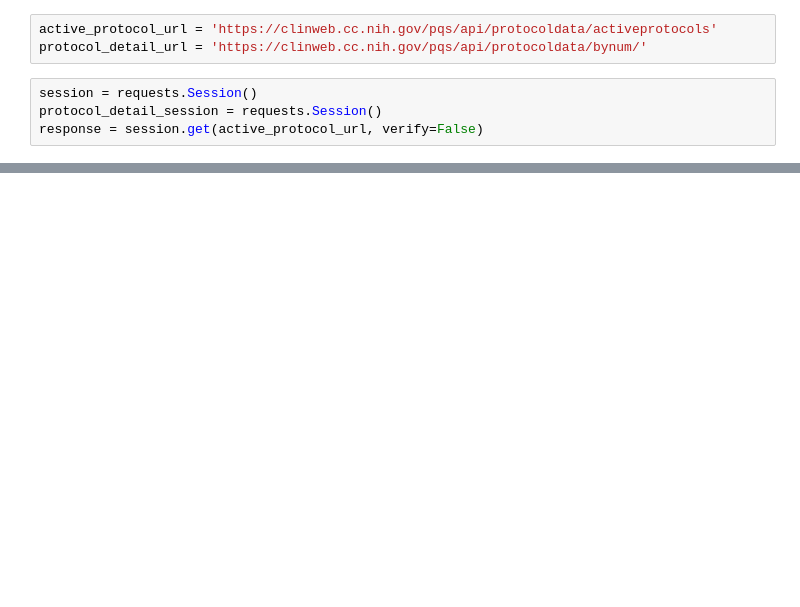
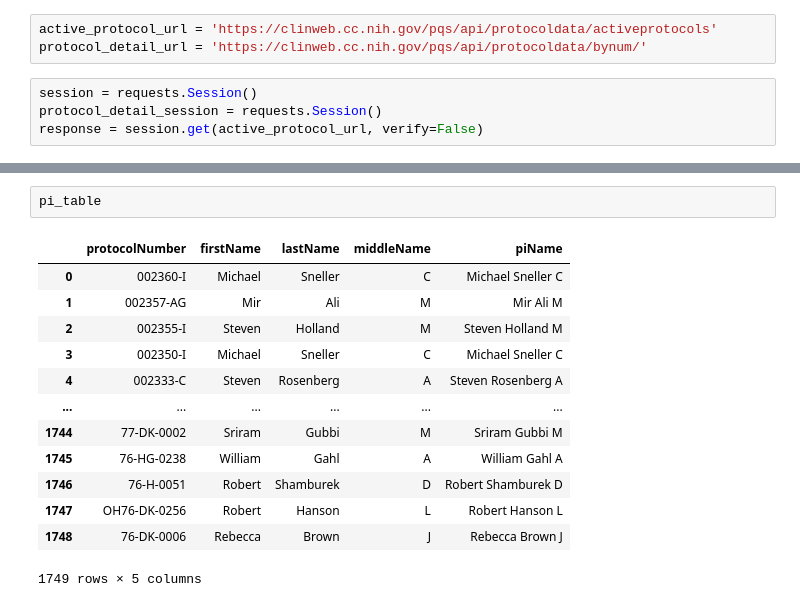
Before and after one commit to NIH-OIR/NIHOD_CRISPI, a Jupyter notebook: PROTRAK_API_Pipeline.ipynb, the cells around one changed output, grey strips where cells are left out. Drawn from its saved outputs; the diff is of its cells as text; blank space fills up the shorter version.

```diff
--- a/PROTRAK_API_Pipeline.ipynb
+++ b/PROTRAK_API_Pipeline.ipynb
@@ -101,0 +112,16 @@ final_table
+# %%
+pi_table
+# %% [output]
+|  | protocolNumber | firstName | lastName | middleName | piName |
+| 0 | 002360-I | Michael | Sneller | C | Michael Sneller C |
+| 1 | 002357-AG | Mir | Ali | M | Mir Ali M |
+| 2 | 002355-I | Steven | Holland | M | Steven Holland M |
+| 3 | 002350-I | Michael | Sneller | C | Michael Sneller C |
+| 4 | 002333-C | Steven | Rosenberg | A | Steven Rosenberg A |
+| ... | ... | ... | ... | ... | ... |
+| 1744 | 77-DK-0002 | Sriram | Gubbi | M | Sriram Gubbi M |
+| 1745 | 76-HG-0238 | William | Gahl | A | William Gahl A |
+| 1746 | 76-H-0051 | Robert | Shamburek | D | Robert Shamburek D |
+| 1747 | OH76-DK-0256 | Robert | Hanson | L | Robert Hanson L |
+| 1748 | 76-DK-0006 | Rebecca | Brown | J | Rebecca Brown J |
+1749 rows × 5 columns
```
Also changed, not shown: parts of 9 cells of this notebook, 3 other files.
